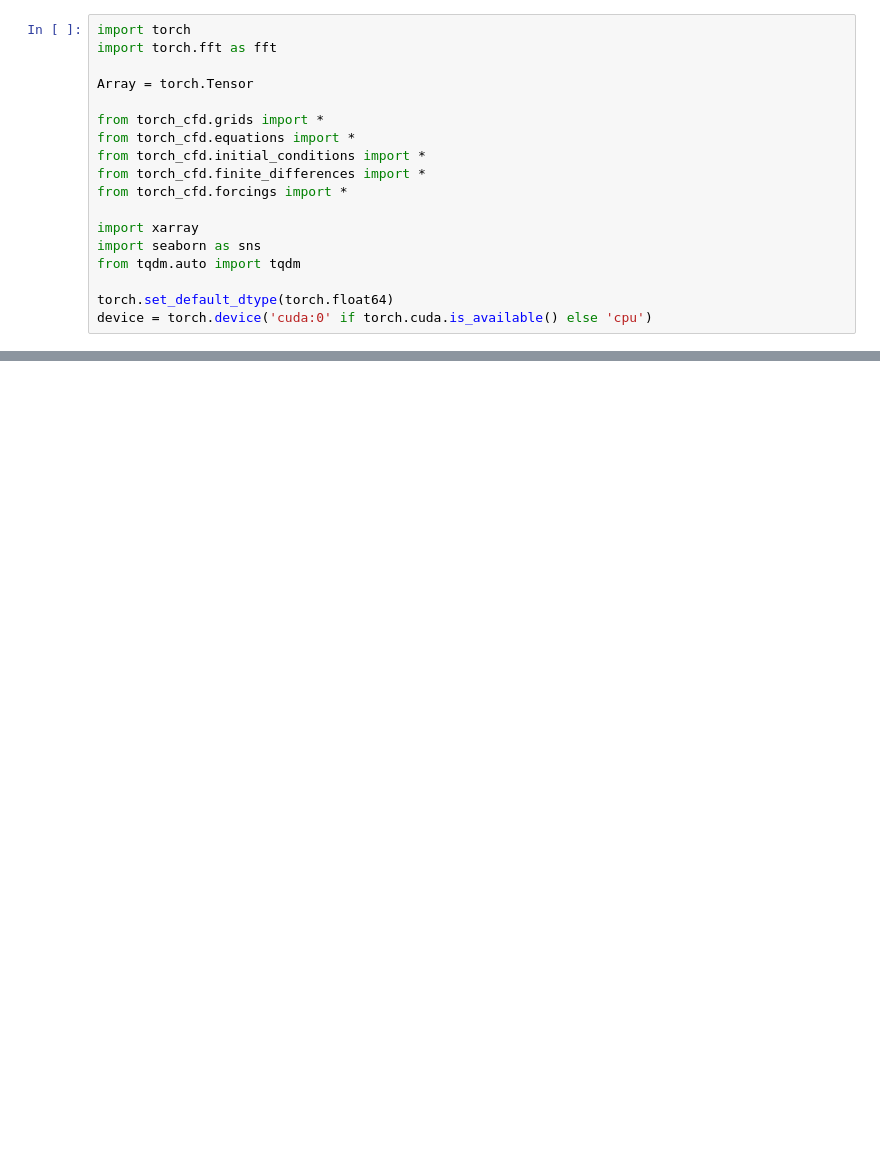
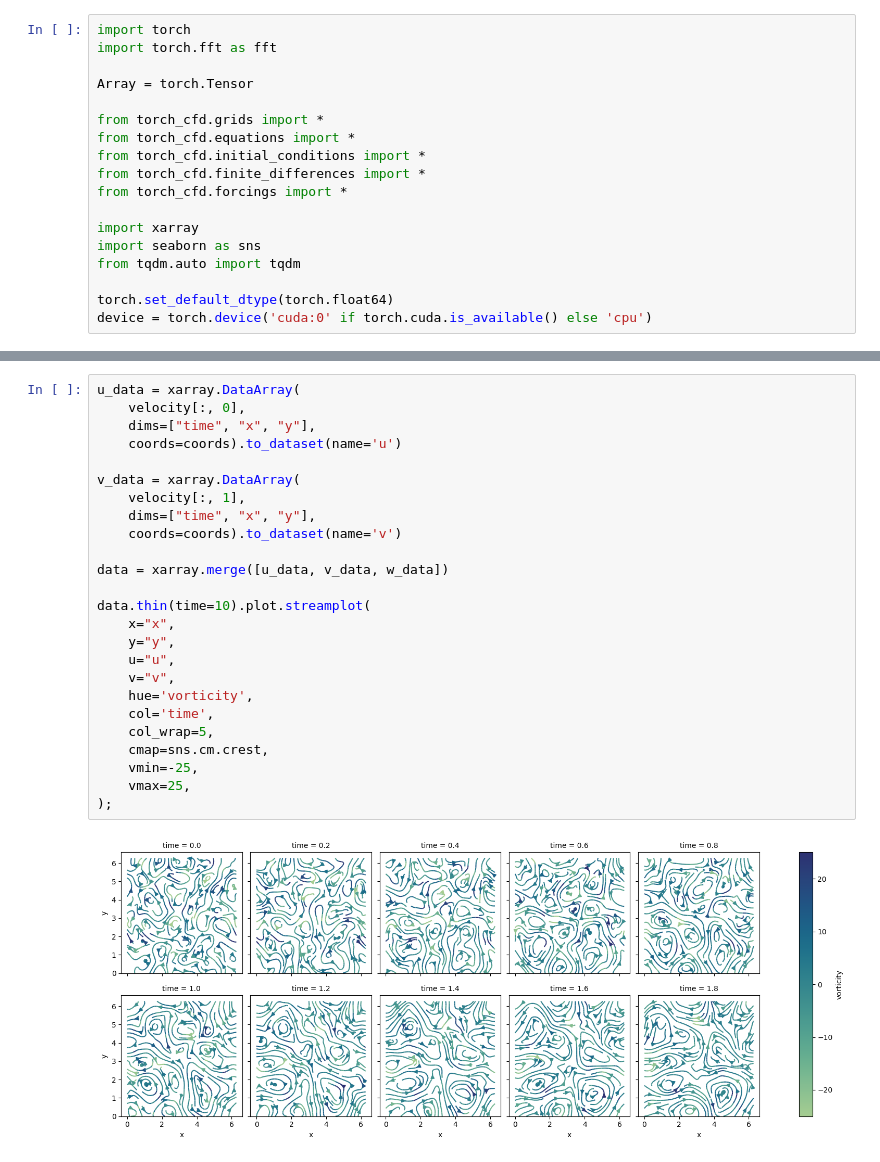
Before and after one commit to scaomath/torch-cfd, a Jupyter notebook: example_Kolmogrov2d_rk4_cn_forced_turbulence.ipynb, the cells around one changed output, grey strips where cells are left out. Saved outputs shown, nothing was run; the diff lists cells and outputs as text; blank space fills up the shorter version.

```diff
--- a/example_Kolmogrov2d_rk4_cn_forced_turbulence.ipynb
+++ b/example_Kolmogrov2d_rk4_cn_forced_turbulence.ipynb
@@ -71,0 +85,27 @@ data.thin(time=10).plot.imshow(
+# %%
+u_data = xarray.DataArray(
+    velocity[:, 0],
+    dims=["time", "x", "y"],
+    coords=coords).to_dataset(name='u')
+
+v_data = xarray.DataArray(
+    velocity[:, 1],
+    dims=["time", "x", "y"],
+    coords=coords).to_dataset(name='v')
+
+data = xarray.merge([u_data, v_data, w_data])
+
+data.thin(time=10).plot.streamplot(
+    x="x",
+    y="y",
+    u="u",
+    v="v",
+    hue='vorticity',
+    col='time',
+    col_wrap=5,
+    cmap=sns.cm.crest,
+    vmin=-25,
+    vmax=25,
+);
+# %% [output]
+[figure, added]
```
Also changed, not shown: parts of 5 cells of this notebook, 1 other file.
